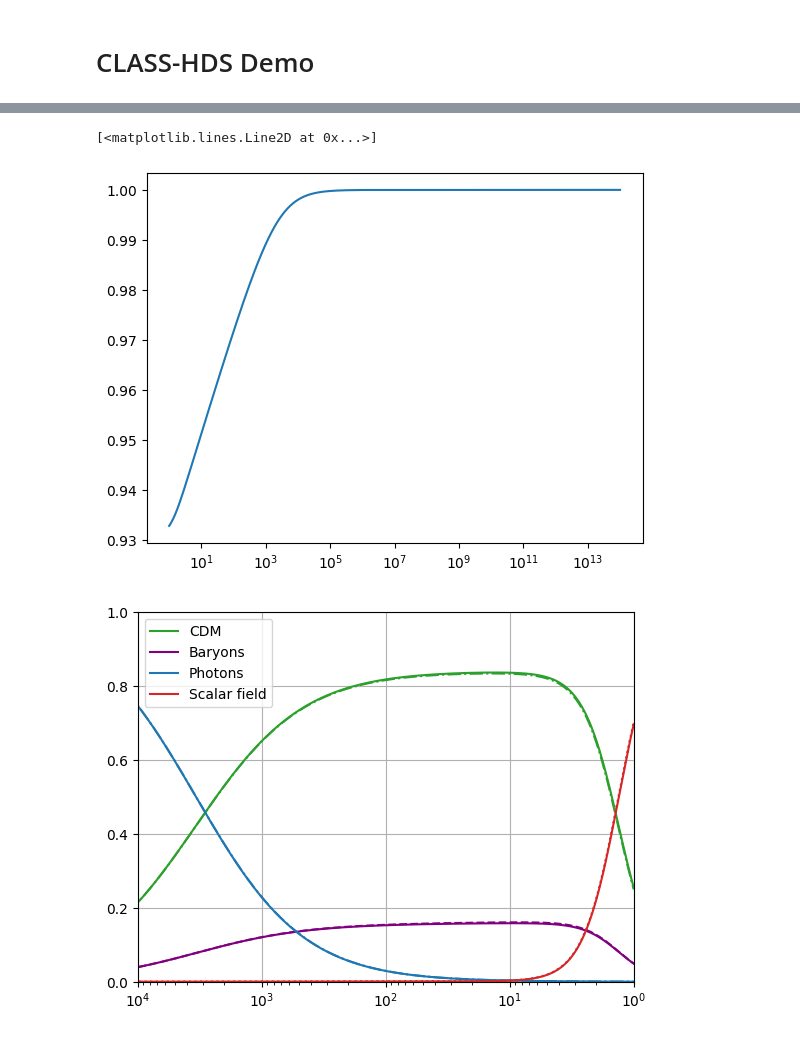
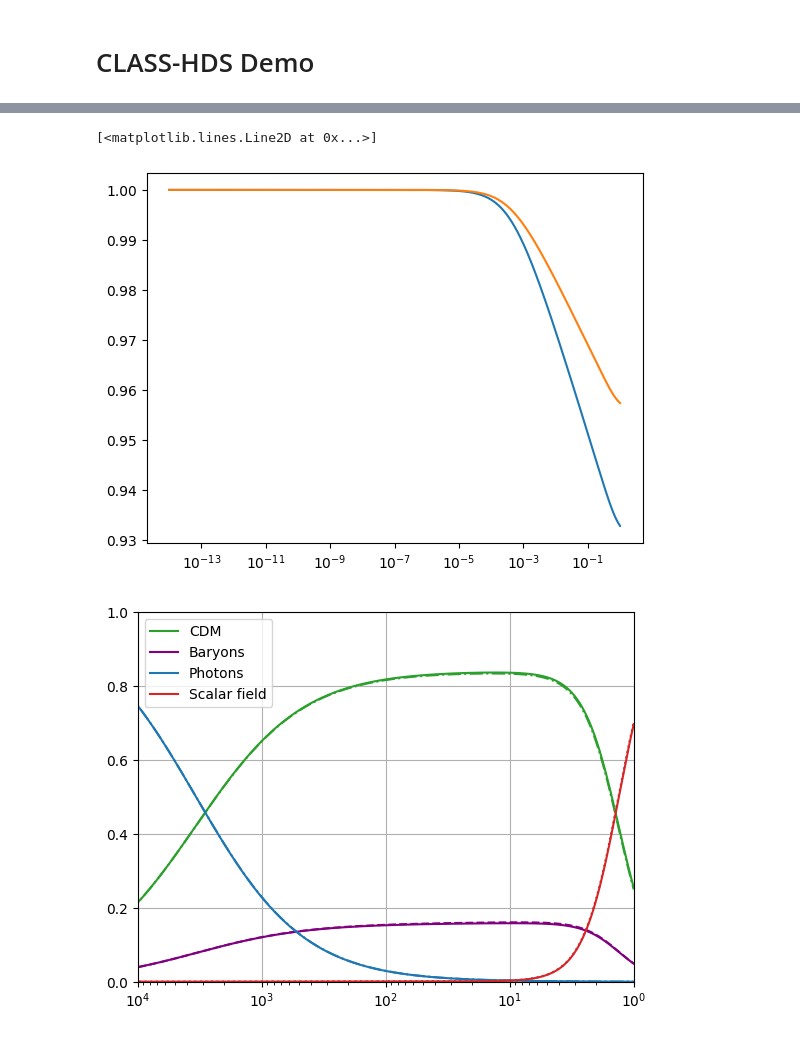
Before and after one commit to joaoreboucas1/class_hds, a Jupyter notebook: notebooks/demo.ipynb, the cells around one changed output, grey strips where cells are left out. Saved outputs shown, nothing was run; the diff lists cells and outputs as text; code cells hidden in the pictures.

```diff
--- a/notebooks/demo.ipynb
+++ b/notebooks/demo.ipynb
@@ -30,7 +30,8 @@ def get_hds_background(phi_i):
         "non_linear": "hmcode",
         "output": "mPk,tCl,pCl,lCl",
         "l_max_scalars": 3000,
-        "P_k_max_h/Mpc": 10
+        "P_k_max_h/Mpc": 10,
+        "background_verbose": 10
     }
     c.set(pars)
     c.compute()
@@ -69,8 +77,10 @@ bg_10 = get_hds_background(10)
 # %%
-plt.semilogx(1 + bg_8['z'], bg_8['phi_scf']/8)
+a = 1/(1 + bg_8['z'])
+plt.semilogx(a, bg_8['phi_scf']/8)
+plt.semilogx(a, bg_10['phi_scf']/10)
 # %% [output]
 [<matplotlib.lines.Line2D at 0x...>]
-[figure, old version]
+[figure, new version]
 # %%
 z, rho_cdm_8, rho_b_8, rho_r_8, rho_scf_8, rho_tot_8 = get_densities_from_bg(bg_8)
 z, rho_cdm_10, rho_b_10, rho_r_10, rho_scf_10, rho_tot_10 = get_densities_from_bg(bg_10)
```
Also changed, not shown: parts of 2 cells of this notebook, 4 other files.
